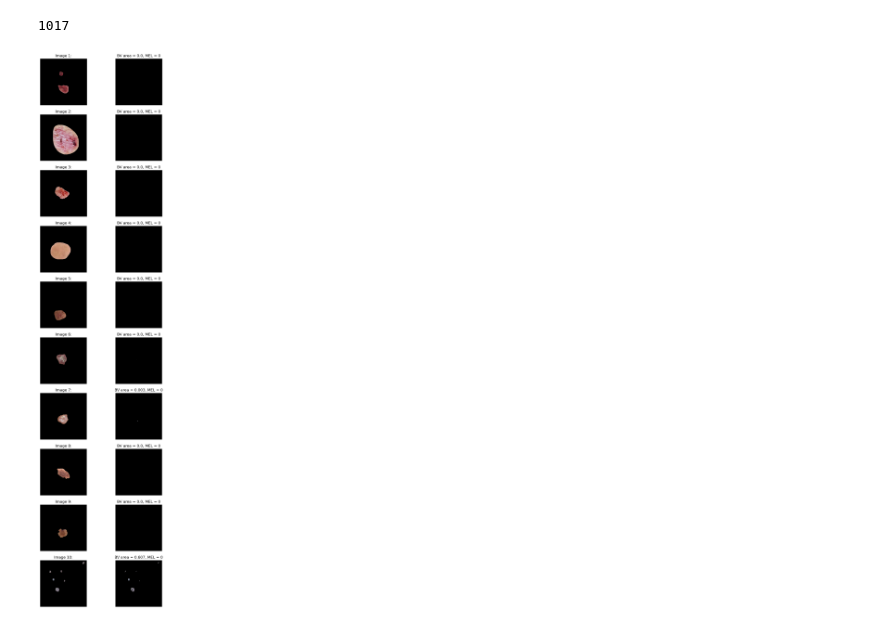
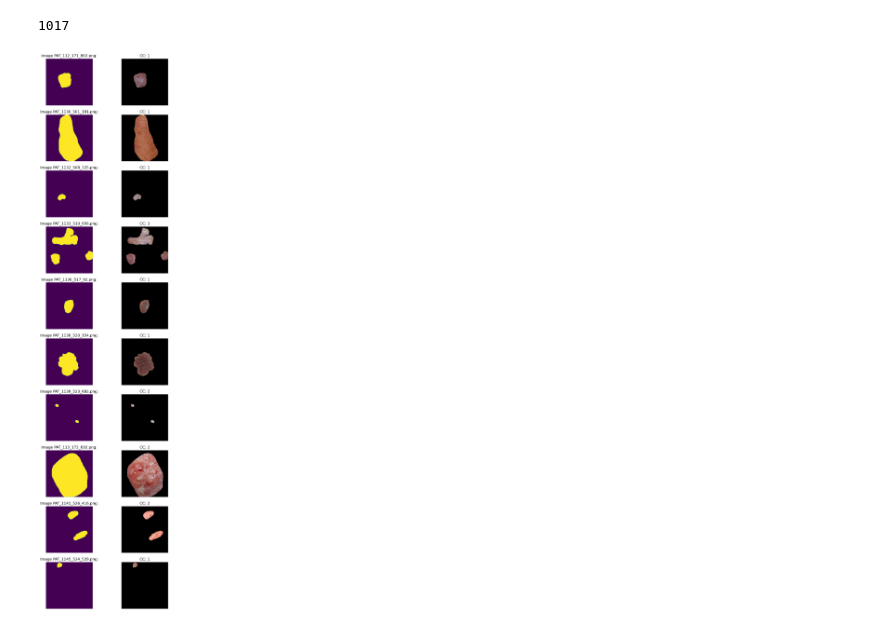
Before and after one commit to Niels04/2025-FYP-Final-Group-Eastern-Mud-Turtle, a Jupyter notebook: util/bv_test.ipynb, the cells around one changed output. Cells and saved outputs as stored; diff of their text form; code cells hidden in the pictures.

```diff
--- a/util/bv_test.ipynb
+++ b/util/bv_test.ipynb
@@ -76,26 +126,23 @@ for _ in range(n):
 # %%
 # plot 10 random imgs
 
 fig, axes = plt.subplots(10, 2, figsize= (8, 32))
 
 for i in range(10):
-    img_rgb, img_gray, mask, name = next(data_iterator)
+    img_rgb, img_gray, mask, mask_og, name = next(data_iterator)
 
-    test_img, BV = fBV_extractor(img_rgb, mask)
+    cc = count_connected_components(mask)
 
     img_rgb[mask == 0] = [0, 0, 0]
 
-    diagnosis = md[md['img_id'] == name]['diagnostic'].values[0]
-    true_label = 1 if diagnosis == 'MEL' else 0
+    axes[i, 0].imshow(mask)
+    axes[i, 0].axis('off')
+    axes[i, 0].set_title(f"Image {name}:")
 
-    axes[i, 0].imshow(img_rgb)
-    axes[i, 0].axis('off')
-    axes[i, 0].set_title(f"Image {i+1}:")
-
-    axes[i, 1].imshow(test_img)
+    axes[i, 1].imshow(img_rgb)
     axes[i, 1].axis('off')
-    axes[i, 1].set_title(f"BV area = {round(BV, 3)}, MEL = {true_label}")
+    axes[i, 1].set_title(f"CC: {cc}")
 
 plt.show()
 # %% [output]
-[figure, old version]
+[figure, new version]
```
Also changed, not shown: parts of 2 cells of this notebook, 6 other files.
